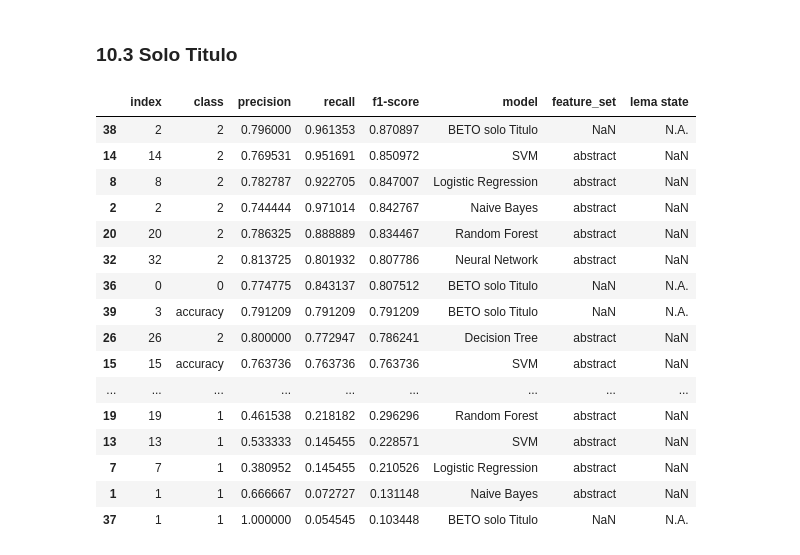
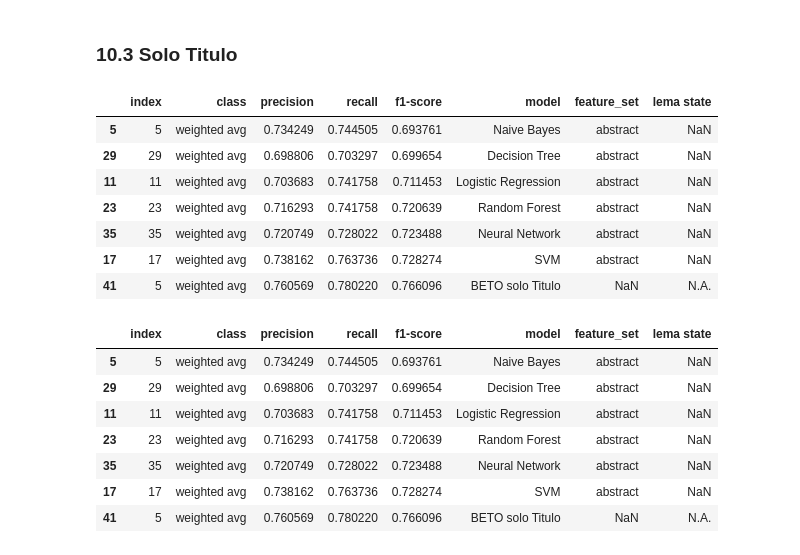
Before and after one commit to jmcaussade/analitica-textual-con-machine-learning-tarea3, a Jupyter notebook: Tarea3.ipynb, the cells around one changed output. Cells and saved outputs as stored; diff of their text form; code cells hidden in the pictures.

```diff
--- a/Tarea3.ipynb
+++ b/Tarea3.ipynb
@@ -126,7 +100,8 @@ BertForSequenceClassification(
 ## Paso 6: Cargar y Preprocesar los Datos
 Cargamos el conjunto de datos desde un archivo Excel. El conjunto de datos contiene reseñas de restaurantes con una calificación correspondiente. Luego, simplificamos las calificaciones en tres categorías: `Negativo`, `Neutral` y `Positivo`.
 # %%
-df = pd.read_pickle('/content/drive/My Drive/2024-02/Analitica_textual_con_ML/Tarea2ML/df_procesadoOficial.pkl')
+#df = pd.read_pickle('/content/drive/My Drive/2024-02/Analitica_textual_con_ML/Tarea2ML/df_procesadoOficial.pkl')
+df = pd.read_pickle('/content/drive/My Drive/Tarea2ML/df_procesadoOficial.pkl')
 df
 # %% [output]
 |  | id | rank | abstract | review | processed_review | filtered_words | token_count | joined_text |
@@ -858,7 +781,8 @@ results_df_solo_review
 # %% [markdown]
 ### 9.2 Solo título y Título + Review
 # %%
-df_abs_and_abs_plus_review = pd.read_pickle('/content/drive/My Drive/2024-02/Analitica_textual_con_ML/Tarea2ML/BaseLab3/df_procesadoExportadoTarea2_SOLOTITULO_PLUS_CONCATENACION.pkl')
+#df_abs_and_abs_plus_review = pd.read_pickle('/content/drive/My Drive/2024-02/Analitica_textual_con_ML/Tarea2ML/BaseLab3/df_procesadoExportadoTarea2_SOLOTITULO_PLUS_CONCATENACION.pkl')
+df_abs_and_abs_plus_review = pd.read_pickle('/content/drive/My Drive/Tarea2ML/BaseLab3/df_procesadoExportadoTarea2_SOLOTITULO_PLUS_CONCATENACION.pkl')
 df_abs_and_abs_plus_review
 # %% [output]
 |  | class | precision | recall | f1-score | model | feature_set |
@@ -984,24 +900,27 @@ results_df_abstract_comentario_sorted
 # %%
 # Sorting the DataFrame by 'f1-score' in descending order
 results_df_solo_titulo_sorted = results_df_solo_titulo.sort_values(by='f1-score', ascending=False)
 
 # Display the sorted DataFrame
-results_df_solo_titulo_sorted
+results_df_solo_titulo_sorted.loc[results_df_solo_titulo_sorted['class'] == 'weighted avg'].sort_values(by=['f1-score'])
 # %% [output]
 |  | index | class | precision | recall | f1-score | model | feature_set | lema state |
-| 38 | 2 | 2 | 0.796000 | 0.961353 | 0.870897 | BETO solo Titulo | NaN | N.A. |
-| 14 | 14 | 2 | 0.769531 | 0.951691 | 0.850972 | SVM | abstract | NaN |
-| 8 | 8 | 2 | 0.782787 | 0.922705 | 0.847007 | Logistic Regression | abstract | NaN |
-| 2 | 2 | 2 | 0.744444 | 0.971014 | 0.842767 | Naive Bayes | abstract | NaN |
-| 20 | 20 | 2 | 0.786325 | 0.888889 | 0.834467 | Random Forest | abstract | NaN |
-| 32 | 32 | 2 | 0.813725 | 0.801932 | 0.807786 | Neural Network | abstract | NaN |
-| 36 | 0 | 0 | 0.774775 | 0.843137 | 0.807512 | BETO solo Titulo | NaN | N.A. |
-| 39 | 3 | accuracy | 0.791209 | 0.791209 | 0.791209 | BETO solo Titulo | NaN | N.A. |
-| 26 | 26 | 2 | 0.800000 | 0.772947 | 0.786241 | Decision Tree | abstract | NaN |
-| 15 | 15 | accuracy | 0.763736 | 0.763736 | 0.763736 | SVM | abstract | NaN |
-| ... | ... | ... | ... | ... | ... | ... | ... | ... |
-| 19 | 19 | 1 | 0.461538 | 0.218182 | 0.296296 | Random Forest | abstract | NaN |
-| 13 | 13 | 1 | 0.533333 | 0.145455 | 0.228571 | SVM | abstract | NaN |
-| 7 | 7 | 1 | 0.380952 | 0.145455 | 0.210526 | Logistic Regression | abstract | NaN |
-| 1 | 1 | 1 | 0.666667 | 0.072727 | 0.131148 | Naive Bayes | abstract | NaN |
-| 37 | 1 | 1 | 1.000000 | 0.054545 | 0.103448 | BETO solo Titulo | NaN | N.A. |
+| 5 | 5 | weighted avg | 0.734249 | 0.744505 | 0.693761 | Naive Bayes | abstract | NaN |
+| 29 | 29 | weighted avg | 0.698806 | 0.703297 | 0.699654 | Decision Tree | abstract | NaN |
+| 11 | 11 | weighted avg | 0.703683 | 0.741758 | 0.711453 | Logistic Regression | abstract | NaN |
+| 23 | 23 | weighted avg | 0.716293 | 0.741758 | 0.720639 | Random Forest | abstract | NaN |
+| 35 | 35 | weighted avg | 0.720749 | 0.728022 | 0.723488 | Neural Network | abstract | NaN |
+| 17 | 17 | weighted avg | 0.738162 | 0.763736 | 0.728274 | SVM | abstract | NaN |
+| 41 | 5 | weighted avg | 0.760569 | 0.780220 | 0.766096 | BETO solo Titulo | NaN | N.A. |
+# %%
+# Display the sorted DataFrame
+results_df_solo_titulo_sorted.loc[results_df_solo_titulo_sorted['class'] == 'weighted avg'].sort_values(by=['f1-score'])
+# %% [output]
+|  | index | class | precision | recall | f1-score | model | feature_set | lema state |
+| 5 | 5 | weighted avg | 0.734249 | 0.744505 | 0.693761 | Naive Bayes | abstract | NaN |
+| 29 | 29 | weighted avg | 0.698806 | 0.703297 | 0.699654 | Decision Tree | abstract | NaN |
+| 11 | 11 | weighted avg | 0.703683 | 0.741758 | 0.711453 | Logistic Regression | abstract | NaN |
+| 23 | 23 | weighted avg | 0.716293 | 0.741758 | 0.720639 | Random Forest | abstract | NaN |
+| 35 | 35 | weighted avg | 0.720749 | 0.728022 | 0.723488 | Neural Network | abstract | NaN |
+| 17 | 17 | weighted avg | 0.738162 | 0.763736 | 0.728274 | SVM | abstract | NaN |
+| 41 | 5 | weighted avg | 0.760569 | 0.780220 | 0.766096 | BETO solo Titulo | NaN | N.A. |
```
Also changed, not shown: parts of 25 cells of this notebook.
